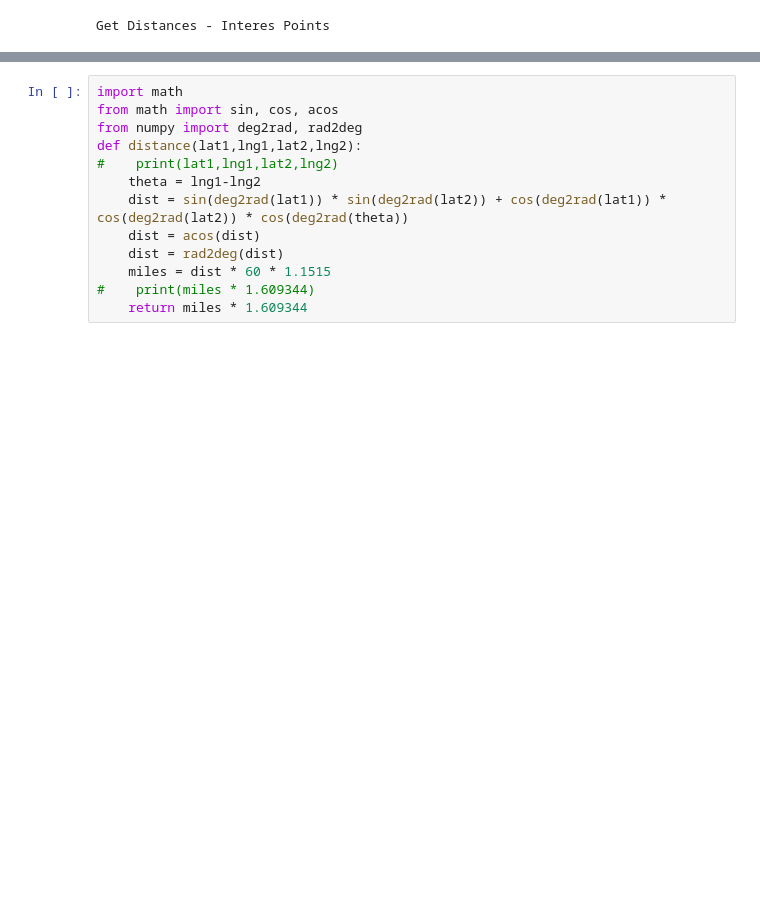
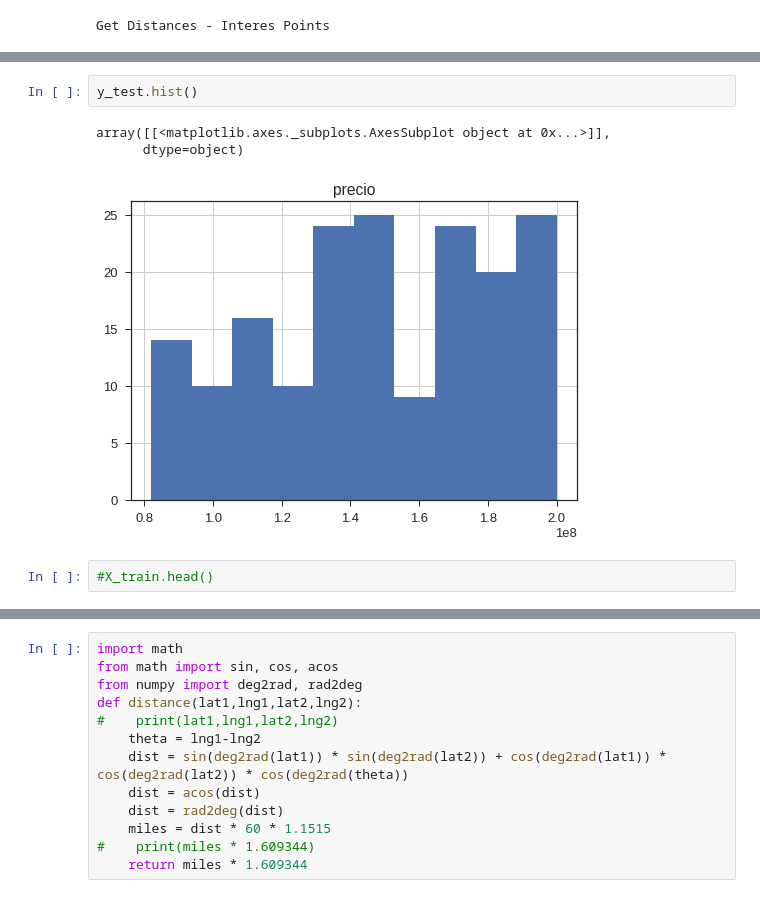
Before and after one commit to obabilonia/funciones_general, a Jupyter notebook: filename.ipynb, the cells around one changed output, grey strips where cells are left out. Cells and saved outputs as stored; diff of their text form; blank space fills up the shorter version.

```diff
--- a/filename.ipynb
+++ b/filename.ipynb
@@ -589,0 +714,8 @@ df["lat"] = df["mapa"].map(lambda x: float(x[0]))
+# %%
+y_test.hist()
+# %% [output]
+array([[<matplotlib.axes._subplots.AxesSubplot object at 0x...>]],
+      dtype=object)
+[figure, added]
+# %%
+#X_train.head()
```
Also changed, not shown: parts of 69 cells of this notebook.
